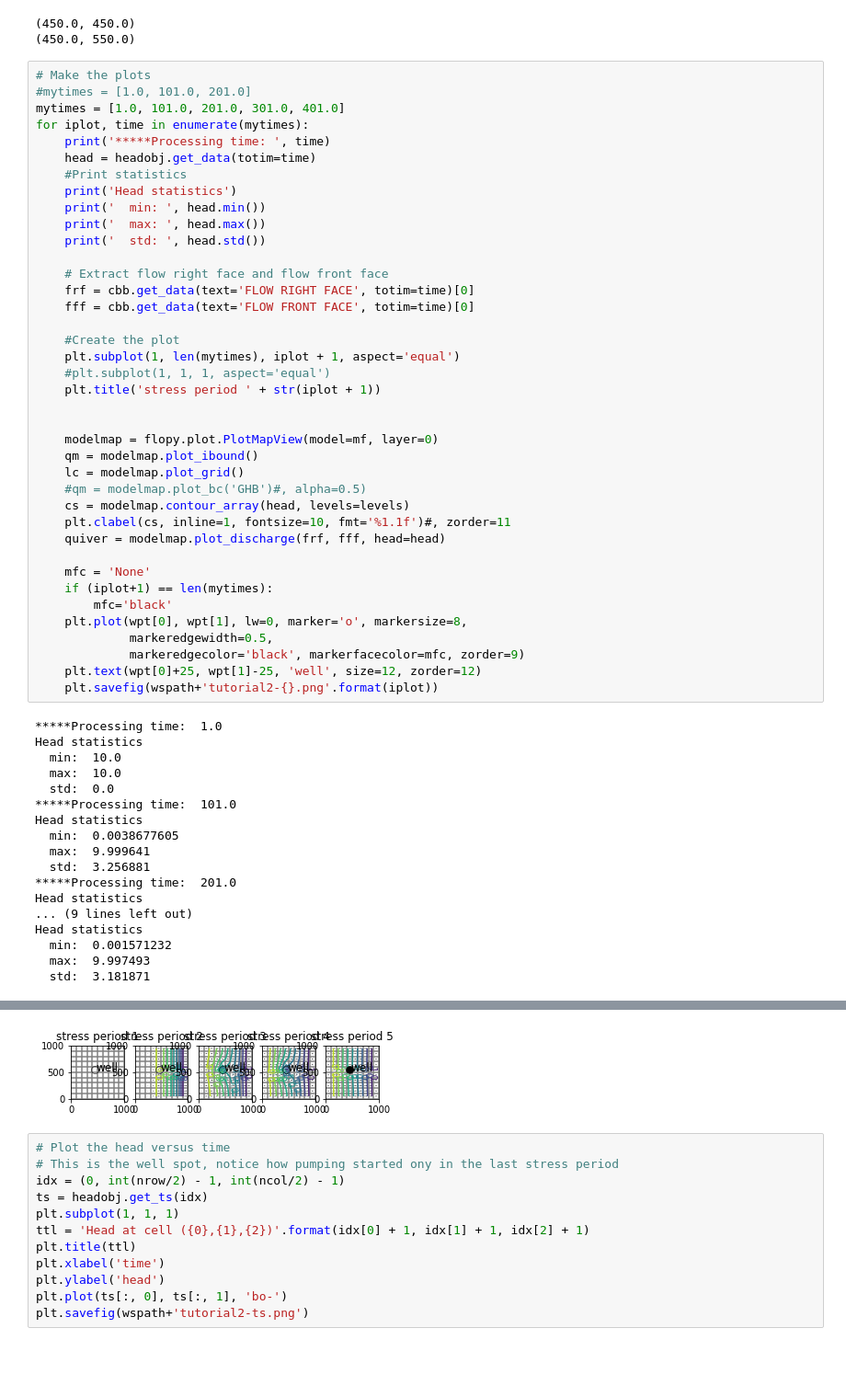
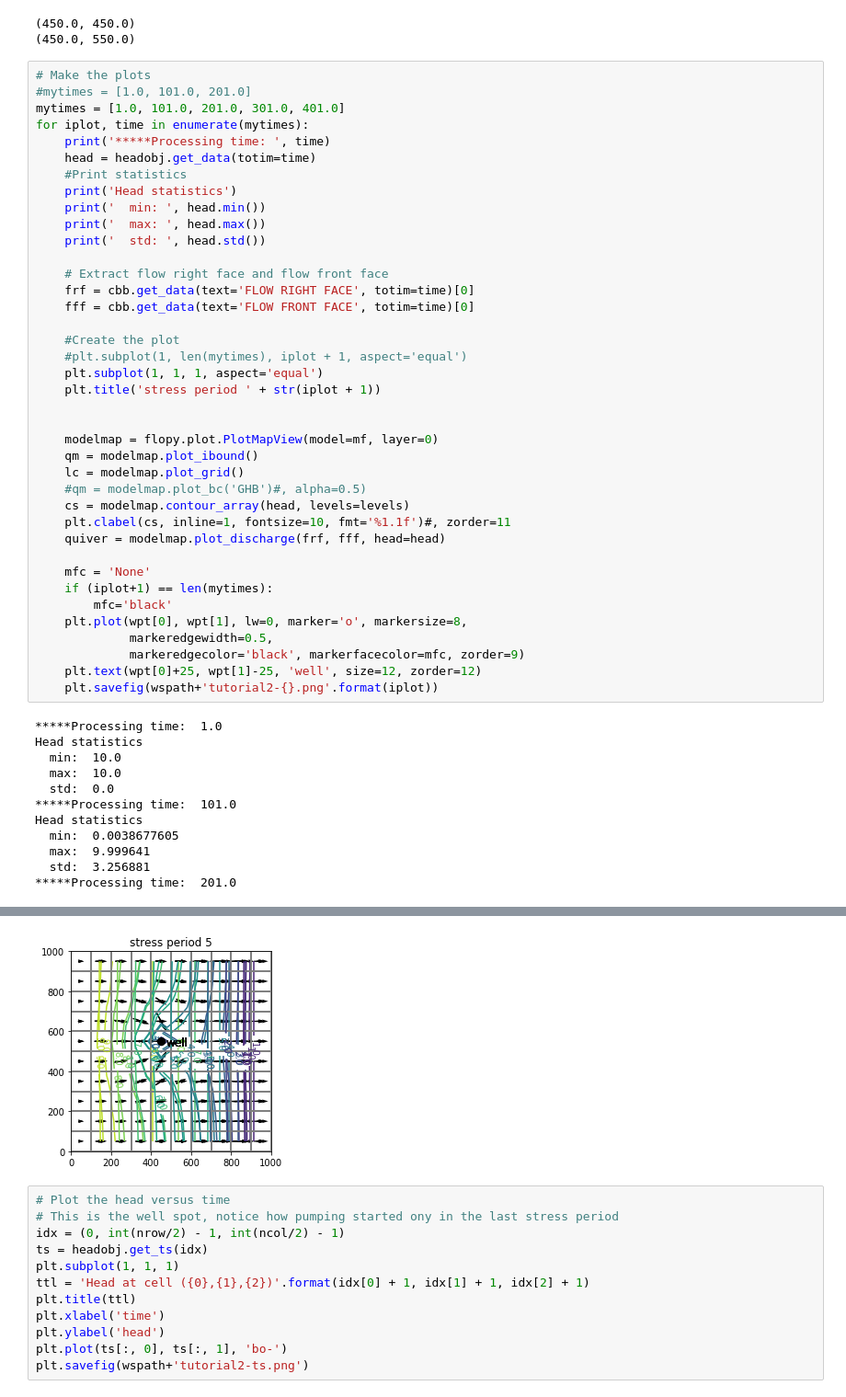
Before and after one commit to chelspeters7/DelawareStream, a Jupyter notebook: FloPy/Tutorial 02.ipynb, the cells around one changed output, grey strips where cells are left out. Shown at 92% size. Drawn from its saved outputs; the diff is of its cells as text; blank space fills up the shorter version.

```diff
--- a/FloPy/Tutorial 02.ipynb
+++ b/FloPy/Tutorial 02.ipynb
@@ -214,8 +218,8 @@ for iplot, time in enumerate(mytimes):
     fff = cbb.get_data(text='FLOW FRONT FACE', totim=time)[0]
 
     #Create the plot
-    plt.subplot(1, len(mytimes), iplot + 1, aspect='equal')
-    #plt.subplot(1, 1, 1, aspect='equal')
+    #plt.subplot(1, len(mytimes), iplot + 1, aspect='equal')
+    plt.subplot(1, 1, 1, aspect='equal')
     plt.title('stress period ' + str(iplot + 1))
 
 
@@ -247,9 +251,3 @@ Head statistics
   max:  9.999641
   std:  3.256881
 *****Processing time:  201.0
-Head statistics
-... (9 lines left out)
-Head statistics
-  min:  0.001571232
-  max:  9.997493
-  std:  3.181871
@@ -256,4 +270,4 @@ Head statistics
-[figure, old version]
+[figure, new version]
 # %%
 # Plot the head versus time
 # This is the well spot, notice how pumping started ony in the last stress period
```
Also changed, not shown: parts of 3 cells of this notebook, 45 other files.
